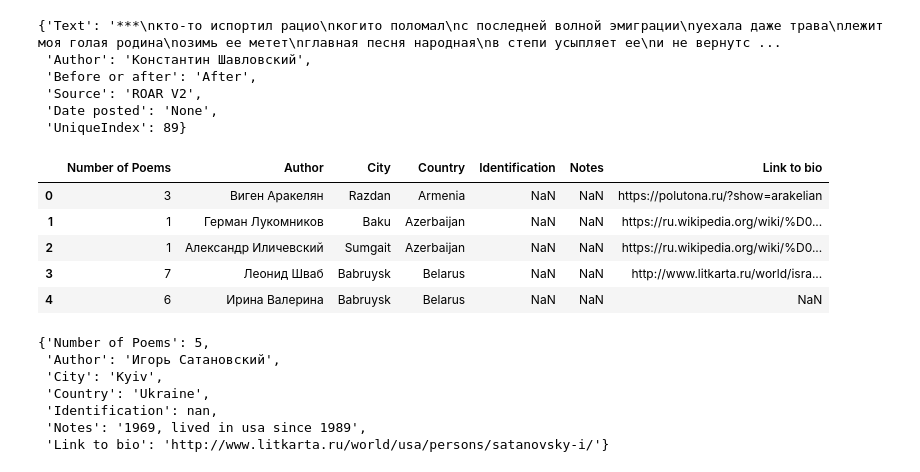
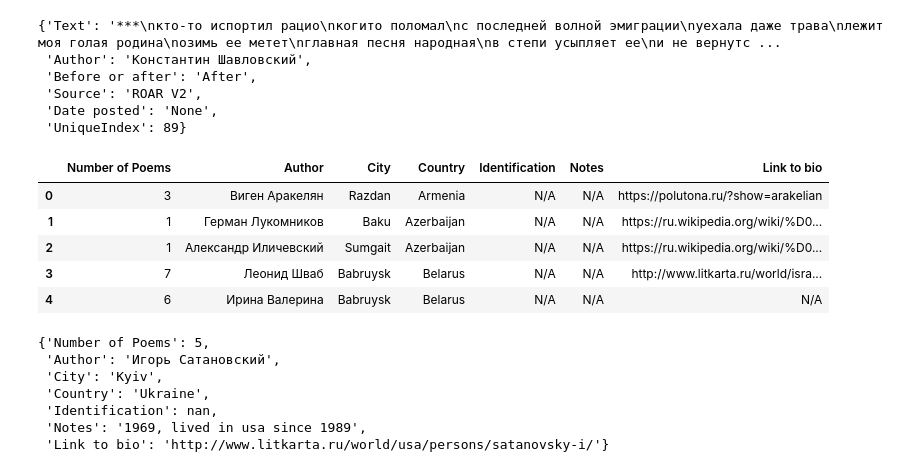
Before and after one commit to eelegiap/thesis-code, a Jupyter notebook: notebooks/read_spreadsheet_updated.ipynb, the cells around one changed output. Saved outputs shown, nothing was run; the diff lists cells and outputs as text; code cells hidden in the pictures.

```diff
--- a/notebooks/read_spreadsheet_updated.ipynb
+++ b/notebooks/read_spreadsheet_updated.ipynb
@@ -22,15 +22,16 @@ random.choice(records)
  'UniqueIndex': 89}
 # %%
 authorsDf = pd.read_excel('../Excel_files/Thesis Authors.xlsx')
+authorsDf = authorsDf.fillna('N/A')
 aRecs = authorsDf.to_dict('records')
 authorDict = dict()
 for a in aRecs:
     authorDict[a['Author']] = a
 authorsDf.head()
 # %% [output]
 |  | Number of Poems | Author | City | Country | Identification | Notes | Link to bio |
-| 0 | 3 | Виген Аракелян | Razdan | Armenia | NaN | NaN | https://polutona.ru/?show=arakelian |
-| 1 | 1 | Герман Лукомников | Baku | Azerbaijan | NaN | NaN | https://ru.wikipedia.org/wiki/%D0... |
-| 2 | 1 | Александр Иличевский | Sumgait | Azerbaijan | NaN | NaN | https://ru.wikipedia.org/wiki/%D0... |
-| 3 | 7 | Леонид Шваб | Babruysk | Belarus | NaN | NaN | http://www.litkarta.ru/world/isra... |
-| 4 | 6 | Ирина Валерина | Babruysk | Belarus | NaN | NaN | NaN |
+| 0 | 3 | Виген Аракелян | Razdan | Armenia | N/A | N/A | https://polutona.ru/?show=arakelian |
+| 1 | 1 | Герман Лукомников | Baku | Azerbaijan | N/A | N/A | https://ru.wikipedia.org/wiki/%D0... |
+| 2 | 1 | Александр Иличевский | Sumgait | Azerbaijan | N/A | N/A | https://ru.wikipedia.org/wiki/%D0... |
+| 3 | 7 | Леонид Шваб | Babruysk | Belarus | N/A | N/A | http://www.litkarta.ru/world/isra... |
+| 4 | 6 | Ирина Валерина | Babruysk | Belarus | N/A | N/A | N/A |
```
Also changed, not shown: parts of 2 cells of this notebook, 6 other files.
